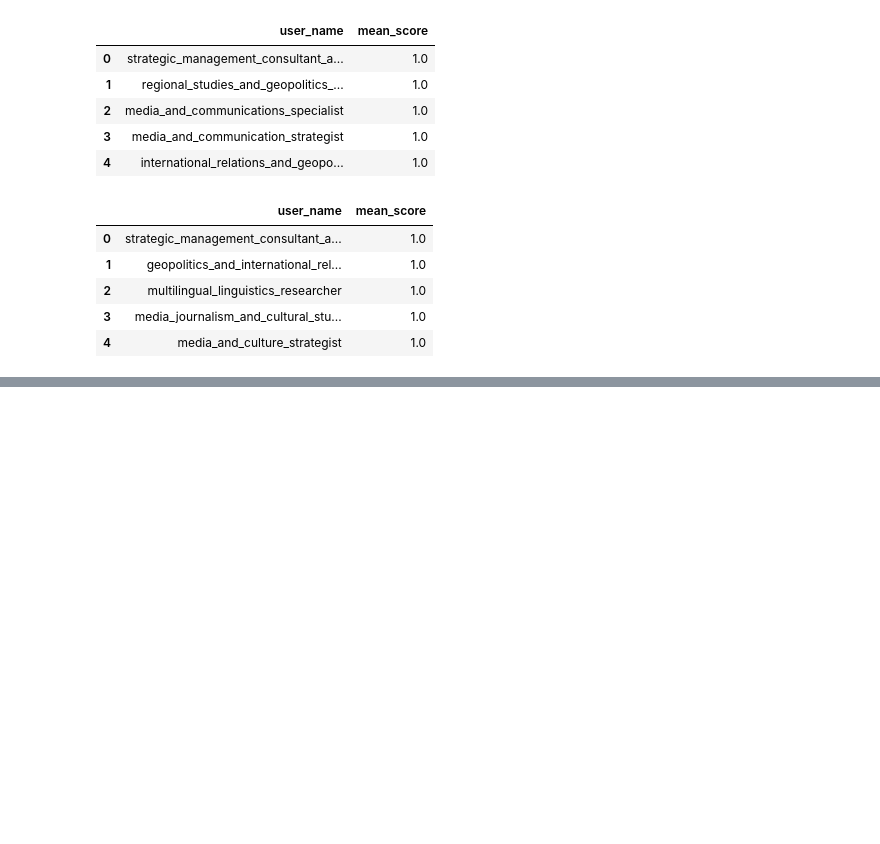
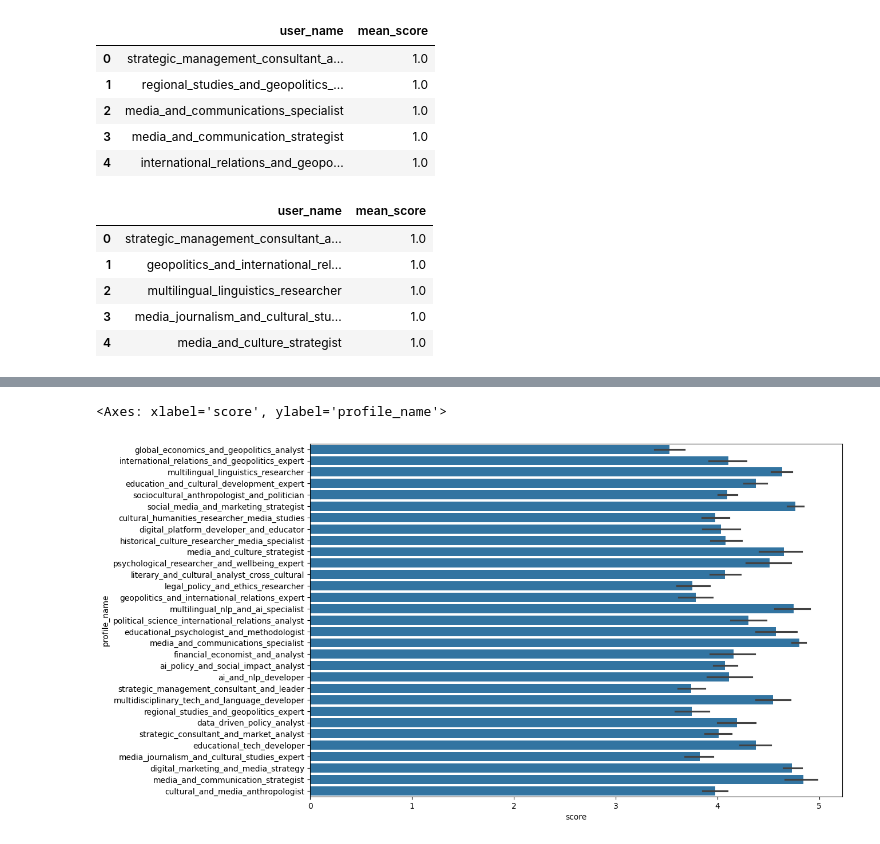
Before and after one commit to rushawx/diploma, a Jupyter notebook: research/07_eda.ipynb, the cells around one changed output, grey strips where cells are left out. Saved outputs shown, nothing was run; the diff lists cells and outputs as text; code cells hidden in the pictures; blank space fills up the shorter version.

```diff
--- a/research/07_eda.ipynb
+++ b/research/07_eda.ipynb
@@ -65,3 +67,26 @@ final = pwofg.merge(pwfg, on=["user_name"])
 final["diff"] = final["mean_score_y"] - final["mean_score_x"]
 # %%
 final.to_excel("llm_as_a_judge.xlsx", index=False)
+# %%
+with open("artificial_profiles_scores.pkl", "rb") as f:
+    artificial_profiles_scores = pickle.load(f)
+# %%
+with open("titles_with_tags_dict.pkl", "rb") as f:
+    titles_with_tags_dict = pickle.load(f)
+# %%
+data = []
+
+for profile_name, scores in artificial_profiles_scores.items():
+    for title, score in scores.items():
+        title = json.loads(title)["title"]
+        tags = titles_with_tags_dict.get(title, [])
+        data.append(
+            {
+                "profile_name": profile_name,
+                "title": title,
+                "score": score,
+                "tags": tags,
+            }
+        )
+
+df = pd.DataFrame(data)
@@ -67,0 +128,7 @@ final.to_excel("llm_as_a_judge.xlsx", index=False)
+# %%
+fig = plt.figure(figsize=(12, 8))
+
+sns.barplot(data=df, x="score", y="profile_name", orient="h")
+# %% [output]
+<Axes: xlabel='score', ylabel='profile_name'>
+[figure, added]
```
Also changed, not shown: parts of 20 cells of this notebook, 3 other files.
